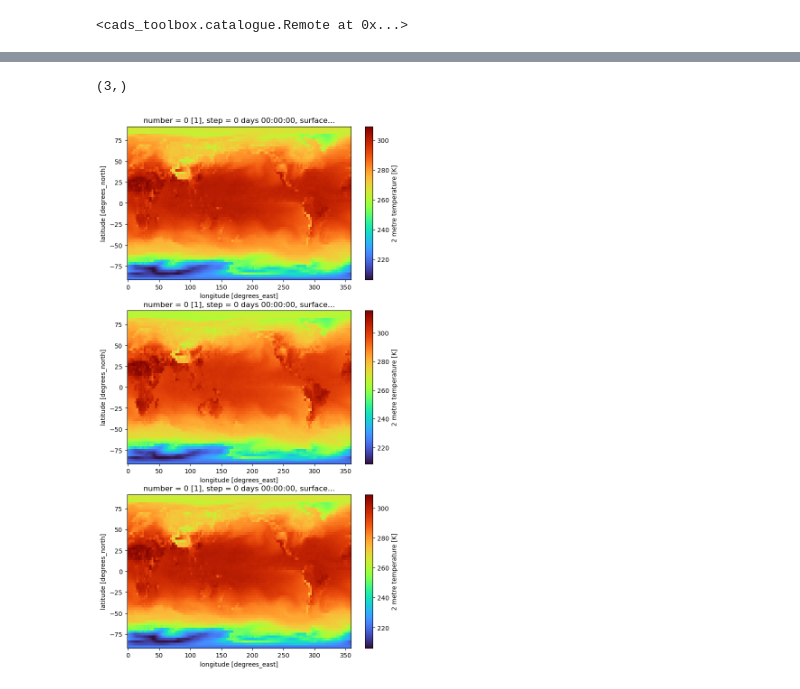
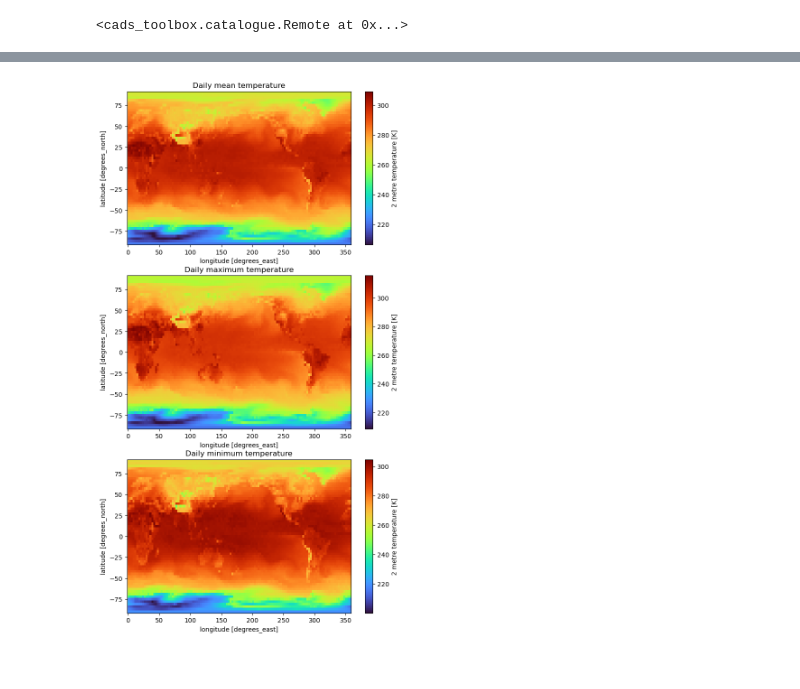
Before and after one commit to ecmwf-projects/cads-toolbox, a Jupyter notebook: notebooks/aggregate.ipynb, the cells around one changed output, grey strips where cells are left out. Drawn from its saved outputs; the diff is of its cells as text; code cells hidden in the pictures.

```diff
--- a/notebooks/aggregate.ipynb
+++ b/notebooks/aggregate.ipynb
@@ -44,5 +24,7 @@ dir(ct.analysis.aggregate.aggregate)
 # %%
-daily_mean = ct.analysis.daily_mean(Data).assign_attrs({'long_name': 'Daily mean temperature'})
+daily_mean = ct.analysis.aggregate.daily_mean(Data).assign_attrs({'long_name': 'Daily mean temperature'})
 daily_min = ct.analysis.aggregate.daily_min(Data).assign_attrs({'long_name': 'Daily minimum temperature'})
-daily_max = ct.analysis.daily_max(Data).assign_attrs({'long_name': 'Daily maximum temperature'})
+daily_max = ct.analysis.aggregate.daily_max(Data).assign_attrs({'long_name': 'Daily maximum temperature'})
+
+daily_mean
 # %% [output]
@@ -50,10 +48,11 @@ AttributeError: module 'coucal' has no attribute 'daily_min'
 # %%
 plot_date = '2022-10-01'
 fig, axes = plt.subplots(3,1, figsize=(8,15))
-print(axes.shape)
 for i, data in enumerate([daily_mean, daily_max, daily_min]):
     day_data = data.sel(time=plot_date)
     day_data.t2m.plot(ax=axes[i], cmap='turbo')
+    axes[i].set_title(data.attrs.get('long_name'))
+    axes[i].xaxis.set_title('Longitude')
+    axes[i].xaxis.set_title('Latitude')
 # %% [output]
-(3,)
-[figure, old version]
+[figure, new version]
```
Also changed, not shown: parts of 2 cells of this notebook, 3 other files.
